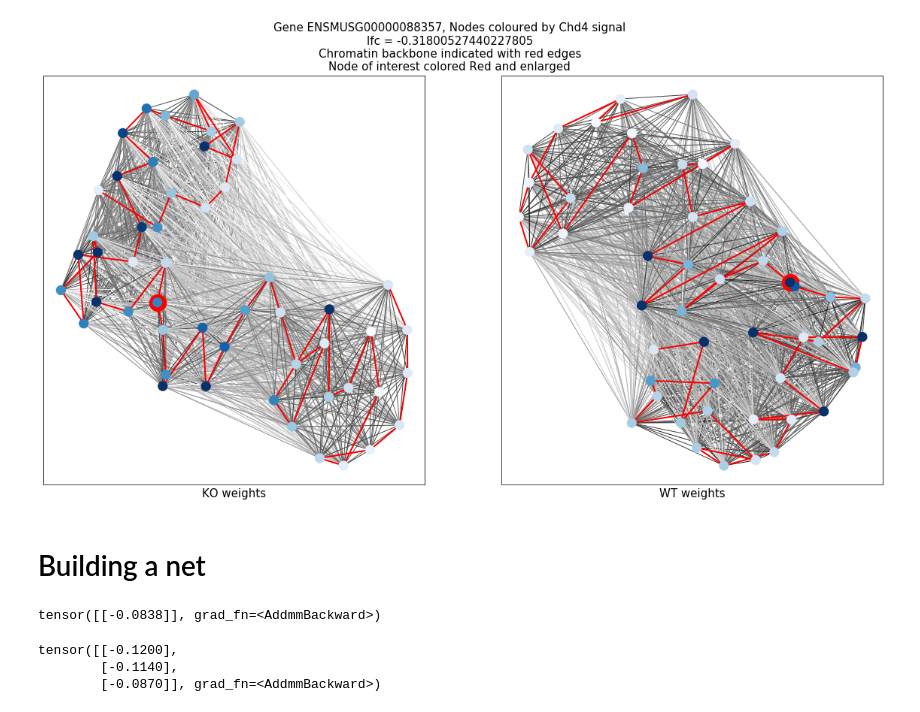
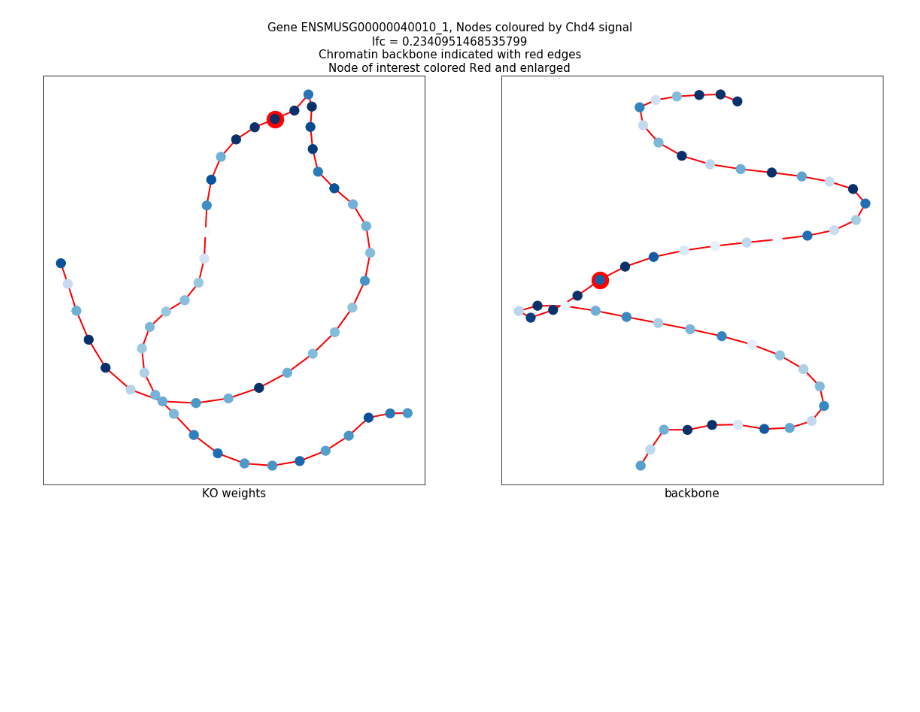
Before and after one commit to dhall1995/GrapHiC, a Jupyter notebook: Network_training.ipynb, the cells around one changed output. Saved outputs shown, nothing was run; the diff lists cells and outputs as text; code cells hidden in the pictures; blank space fills up the shorter version.

Commit message:
training script

```diff
--- a/Network_training.ipynb
+++ b/Network_training.ipynb
@@ -21,9 +21,17 @@ contacts = os.listdir("Data/raw/contacts")
 target = "target.tsv"
 # %%
 train_dset = HiC_Dataset("Data",
-                   contacts=contacts,
-                   bigwigs=bigwigs,
-                   target=target)
+                         contacts=contacts,
+                         bigwigs=bigwigs,
+                         target=target
+                        )
+
+test_dset = HiC_Dataset("Data",
+                         contacts=contacts,
+                         bigwigs=bigwigs,
+                         target=target,
+                         train=False
+                        )
 # %%
 fnames = ['Mbd3',
           'WT_CTCF',
@@ -124,23 +132,23 @@ def draw_graph(G,
 # %%
 fig,ax = plt.subplots(1,2, figsize = (20,10))
 node_col_WT = '48h_Chd4'
 node_col_KO = 'KO_Chd4'
-idx = 5
+idx = 59
 dat,name = torch_to_nx(train_dset[idx])
 draw_graph(dat,
            ax[1],
-           color_nodes_by=node_col_WT)
-ax[1].set_xlabel("WT weights", size = 15)
+           color_nodes_by=node_col_WT,
+           weight = 'backbone'
+          )
+ax[1].set_xlabel("backbone", size = 15)
 
 draw_graph(dat,
            ax[0],
            color_nodes_by=node_col_KO,
-           weight = 'KO_weight')
+           weight = 'backbone')
 ax[0].set_xlabel("KO weights", size = 15)
 
 title = fig.suptitle(f"Gene {name}, Nodes coloured by Chd4 signal\nlfc = {train_dset[idx].y}\nChromatin backbone indicated with red edges\nNode of interest colored Red and enlarged",
          size = 15)
 # %% [output]
-[figure, old version]
+[figure, new version]
-# %% [markdown]
-# Building a net
@@ -189,9 +154,0 @@ class WEGAT_Net(torch.nn.Module):
-# %%
-model = WEGAT_Net(hidden_channels=30)
-dat = train_dset[10]
-model(dat.x,
-      dat.edge_index,
-      dat.edge_attr,
-      torch.full((51,),0))
-# %% [output]
-tensor([[-0.0838]], grad_fn=<AddmmBackward>)
@@ -201,8 +154,0 @@ train_loader = DataLoader(train_dset, batch_size=3)
-# %%
-for data in train_loader:
-    print(model(data.x, data.edge_index, data.edge_attr, data.batch))
-    break
-# %% [output]
-tensor([[-0.1200],
-        [-0.1140],
-        [-0.0870]], grad_fn=<AddmmBackward>)
```
Also changed, not shown: parts of 6 cells of this notebook, 5 other files.
